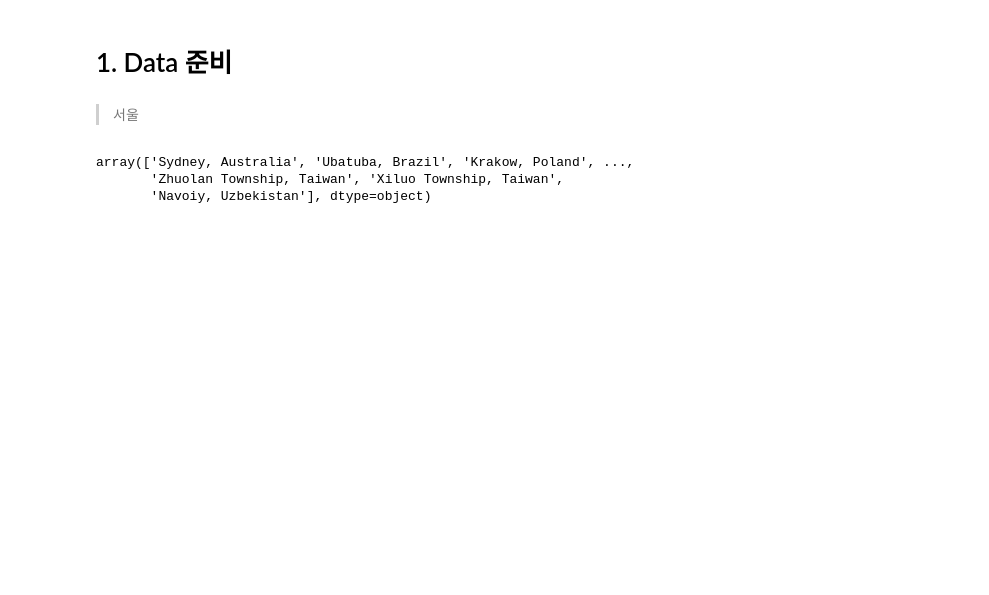
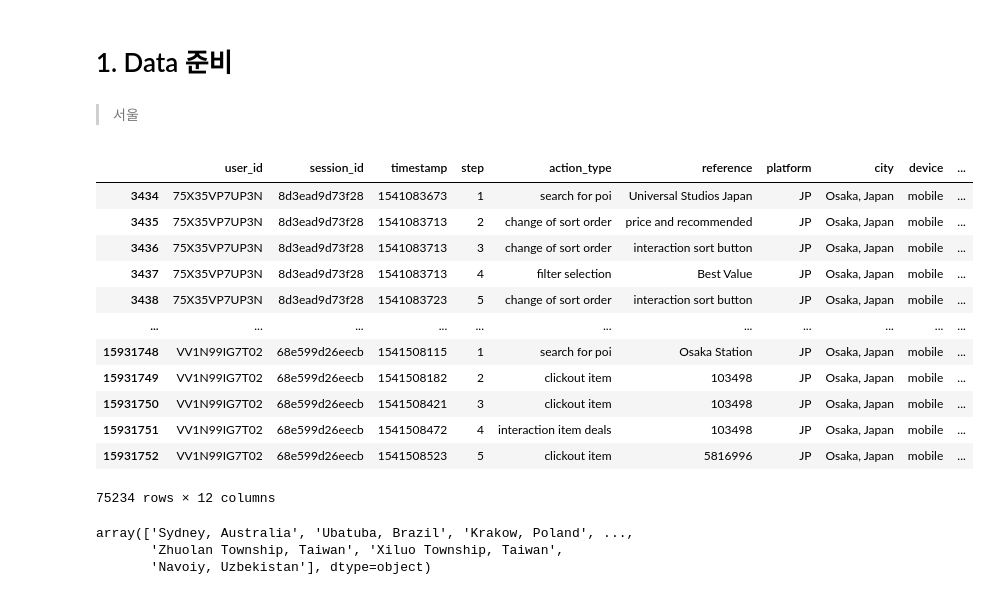
Before and after one commit to csy1204/recsys_2019_conf_ver, a Jupyter notebook: EDA.ipynb, the cells around one changed output. Drawn from its saved outputs; the diff is of its cells as text; code cells hidden in the pictures; blank space fills up the shorter version.

```diff
--- a/EDA.ipynb
+++ b/EDA.ipynb
@@ -10,6 +10,22 @@ import numpy as np
 # %%
 df_train_raw = pd.read_csv('./data/raw/train.csv')
 df_test_raw = pd.read_csv('./data/raw/test.csv')
+# %%
+df_train_raw[df_train_raw.city == "Osaka, Japan"]
+# %% [output]
+|  | user_id | session_id | timestamp | step | action_type | reference | platform | city | device | ... |
+| 3434 | 75X35VP7UP3N | 8d3ead9d73f28 | 1541083673 | 1 | search for poi | Universal Studios Japan | JP | Osaka, Japan | mobile | ... |
+| 3435 | 75X35VP7UP3N | 8d3ead9d73f28 | 1541083713 | 2 | change of sort order | price and recommended | JP | Osaka, Japan | mobile | ... |
+| 3436 | 75X35VP7UP3N | 8d3ead9d73f28 | 1541083713 | 3 | change of sort order | interaction sort button | JP | Osaka, Japan | mobile | ... |
+| 3437 | 75X35VP7UP3N | 8d3ead9d73f28 | 1541083713 | 4 | filter selection | Best Value | JP | Osaka, Japan | mobile | ... |
+| 3438 | 75X35VP7UP3N | 8d3ead9d73f28 | 1541083723 | 5 | change of sort order | interaction sort button | JP | Osaka, Japan | mobile | ... |
+| ... | ... | ... | ... | ... | ... | ... | ... | ... | ... | ... |
+| 15931748 | VV1N99IG7T02 | 68e599d26eecb | 1541508115 | 1 | search for poi | Osaka Station | JP | Osaka, Japan | mobile | ... |
+| 15931749 | VV1N99IG7T02 | 68e599d26eecb | 1541508182 | 2 | clickout item | 103498 | JP | Osaka, Japan | mobile | ... |
+| 15931750 | VV1N99IG7T02 | 68e599d26eecb | 1541508421 | 3 | clickout item | 103498 | JP | Osaka, Japan | mobile | ... |
+| 15931751 | VV1N99IG7T02 | 68e599d26eecb | 1541508472 | 4 | interaction item deals | 103498 | JP | Osaka, Japan | mobile | ... |
+| 15931752 | VV1N99IG7T02 | 68e599d26eecb | 1541508523 | 5 | clickout item | 5816996 | JP | Osaka, Japan | mobile | ... |
+75234 rows × 12 columns
 # %%
 df_train_raw.city.unique()
 # %% [output]
```
Also changed, not shown: parts of 19 cells of this notebook, 7 other files.
